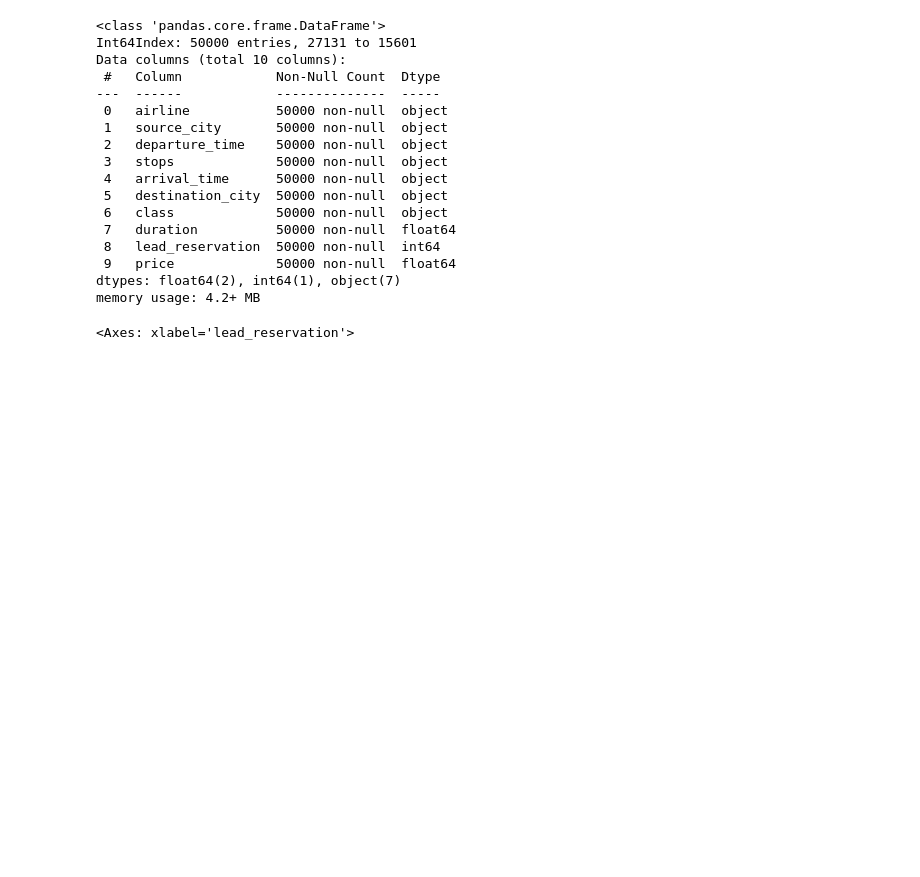
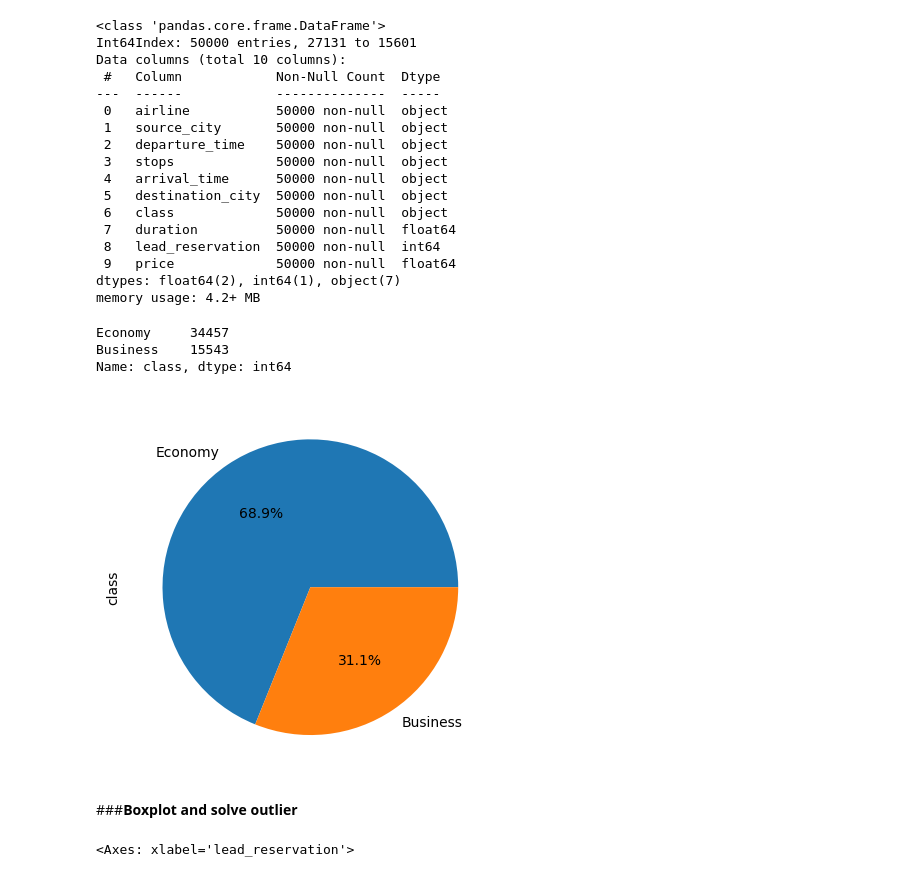
Before and after one commit to Lojain12/Flight_Price, a Jupyter notebook: Copy_of_FlightPricePrediction1.ipynb, the cells around one changed output. Saved outputs shown, nothing was run; the diff lists cells and outputs as text; code cells hidden in the pictures; blank space fills up the shorter version.

```diff
--- a/Copy_of_FlightPricePrediction1.ipynb
+++ b/Copy_of_FlightPricePrediction1.ipynb
@@ -157,6 +164,19 @@ Data columns (total 10 columns):
  9   price             50000 non-null  float64
 dtypes: float64(2), int64(1), object(7)
 memory usage: 4.2+ MB
+# %%
+flight["class"].value_counts()
+# %% [output]
+Economy     34457
+Business    15543
+Name: class, dtype: int64
+# %%
+flight['class'].value_counts().plot.pie(autopct='%.1f%%')
+plt.show()
+# %% [output]
+[figure, added]
+# %% [markdown]
+###**Boxplot and solve outlier**
 # %%
 # Create a figure and axes for box plots
 fig, axs = plt.subplots(nrows=1, ncols=3, figsize=(20,3))
```
Also changed, not shown: parts of 54 cells of this notebook.
